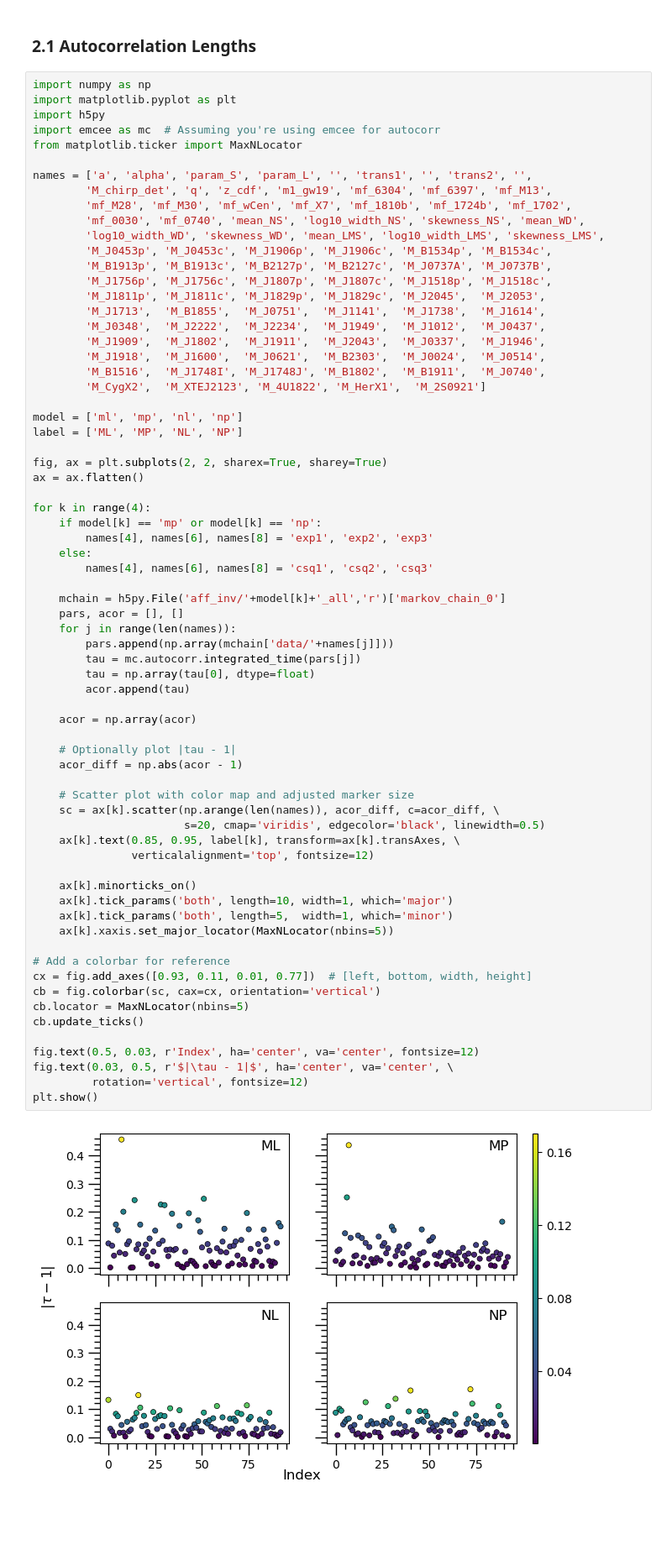
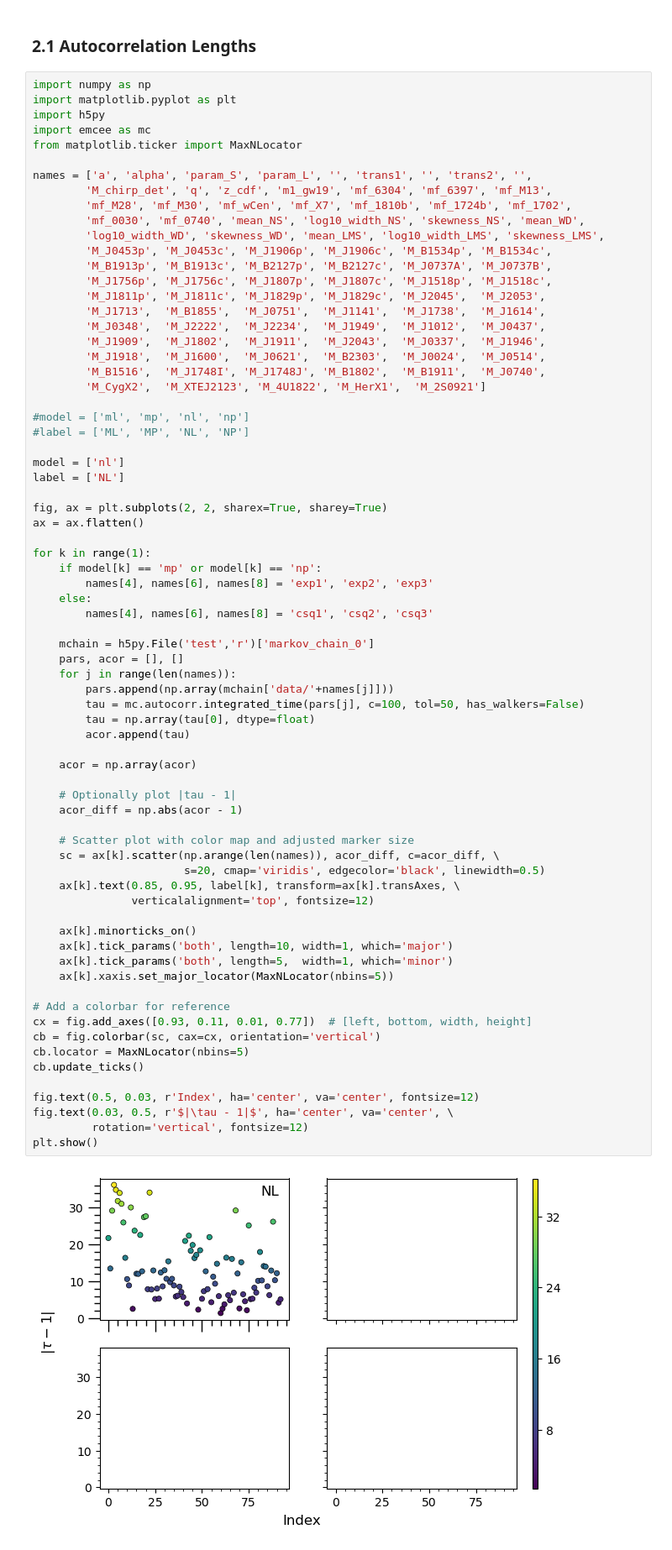
Before and after one commit to awsteiner/bamr, a Jupyter notebook: out/plots.ipynb, the cells around one changed output. Shown at 84% size. Saved outputs shown, nothing was run; the diff lists cells and outputs as text; blank space fills up the shorter version.

```diff
--- a/out/plots.ipynb
+++ b/out/plots.ipynb
@@ -660,7 +660,7 @@ plt.show()
 import numpy as np
 import matplotlib.pyplot as plt
 import h5py
-import emcee as mc  # Assuming you're using emcee for autocorr
+import emcee as mc
 from matplotlib.ticker import MaxNLocator
 
 names = ['a', 'alpha', 'param_S', 'param_L', '', 'trans1', '', 'trans2', '',
@@ -679,51 +679,54 @@ names = ['a', 'alpha', 'param_S', 'param_L', '', 'trans1', '', 'trans2', '',
         'M_B1516',  'M_J1748I', 'M_J1748J', 'M_B1802',  'M_B1911',  'M_J0740',
         'M_CygX2',  'M_XTEJ2123', 'M_4U1822', 'M_HerX1',  'M_2S0921']
 
-model = ['ml', 'mp', 'nl', 'np']
-label = ['ML', 'MP', 'NL', 'NP']
+#model = ['ml', 'mp', 'nl', 'np']
+#label = ['ML', 'MP', 'NL', 'NP']
+
+model = ['nl']
+label = ['NL']
 
 fig, ax = plt.subplots(2, 2, sharex=True, sharey=True)
 ax = ax.flatten()
 
-for k in range(4):
+for k in range(1):
     if model[k] == 'mp' or model[k] == 'np':
         names[4], names[6], names[8] = 'exp1', 'exp2', 'exp3'
     else:
         names[4], names[6], names[8] = 'csq1', 'csq2', 'csq3'
 
-    mchain = h5py.File('aff_inv/'+model[k]+'_all','r')['markov_chain_0']
+    mchain = h5py.File('test','r')['markov_chain_0']
     pars, acor = [], []
     for j in range(len(names)):
         pars.append(np.array(mchain['data/'+names[j]]))
-        tau = mc.autocorr.integrated_time(pars[j])
+        tau = mc.autocorr.integrated_time(pars[j], c=100, tol=50, has_walkers=False)
         tau = np.array(tau[0], dtype=float)
         acor.append(tau)
 
     acor = np.array(acor)
 
     # Optionally plot |tau - 1|
     acor_diff = np.abs(acor - 1)
 
     # Scatter plot with color map and adjusted marker size
     sc = ax[k].scatter(np.arange(len(names)), acor_diff, c=acor_diff, \
                        s=20, cmap='viridis', edgecolor='black', linewidth=0.5)
     ax[k].text(0.85, 0.95, label[k], transform=ax[k].transAxes, \
                verticalalignment='top', fontsize=12)
 
     ax[k].minorticks_on()
     ax[k].tick_params('both', length=10, width=1, which='major')
     ax[k].tick_params('both', length=5,  width=1, which='minor')
     ax[k].xaxis.set_major_locator(MaxNLocator(nbins=5))
 
 # Add a colorbar for reference
 cx = fig.add_axes([0.93, 0.11, 0.01, 0.77])  # [left, bottom, width, height]
 cb = fig.colorbar(sc, cax=cx, orientation='vertical')
 cb.locator = MaxNLocator(nbins=5)
 cb.update_ticks()
 
 fig.text(0.5, 0.03, r'Index', ha='center', va='center', fontsize=12)
 fig.text(0.03, 0.5, r'$|\tau - 1|$', ha='center', va='center', \
          rotation='vertical', fontsize=12)
 plt.show()
 # %% [output]
-[figure, old version]
+[figure, new version]
```
Also changed, not shown: 6 other files.
